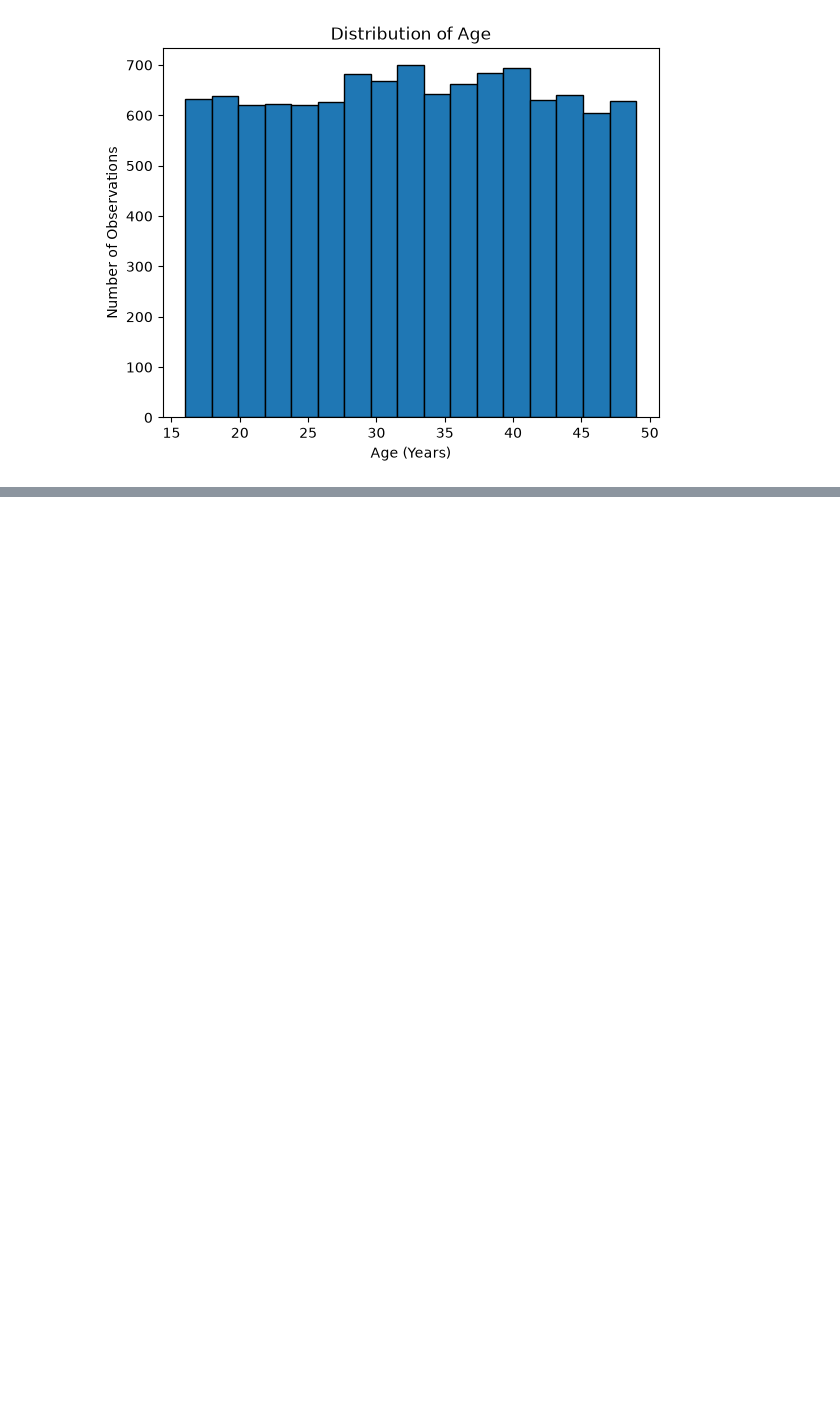
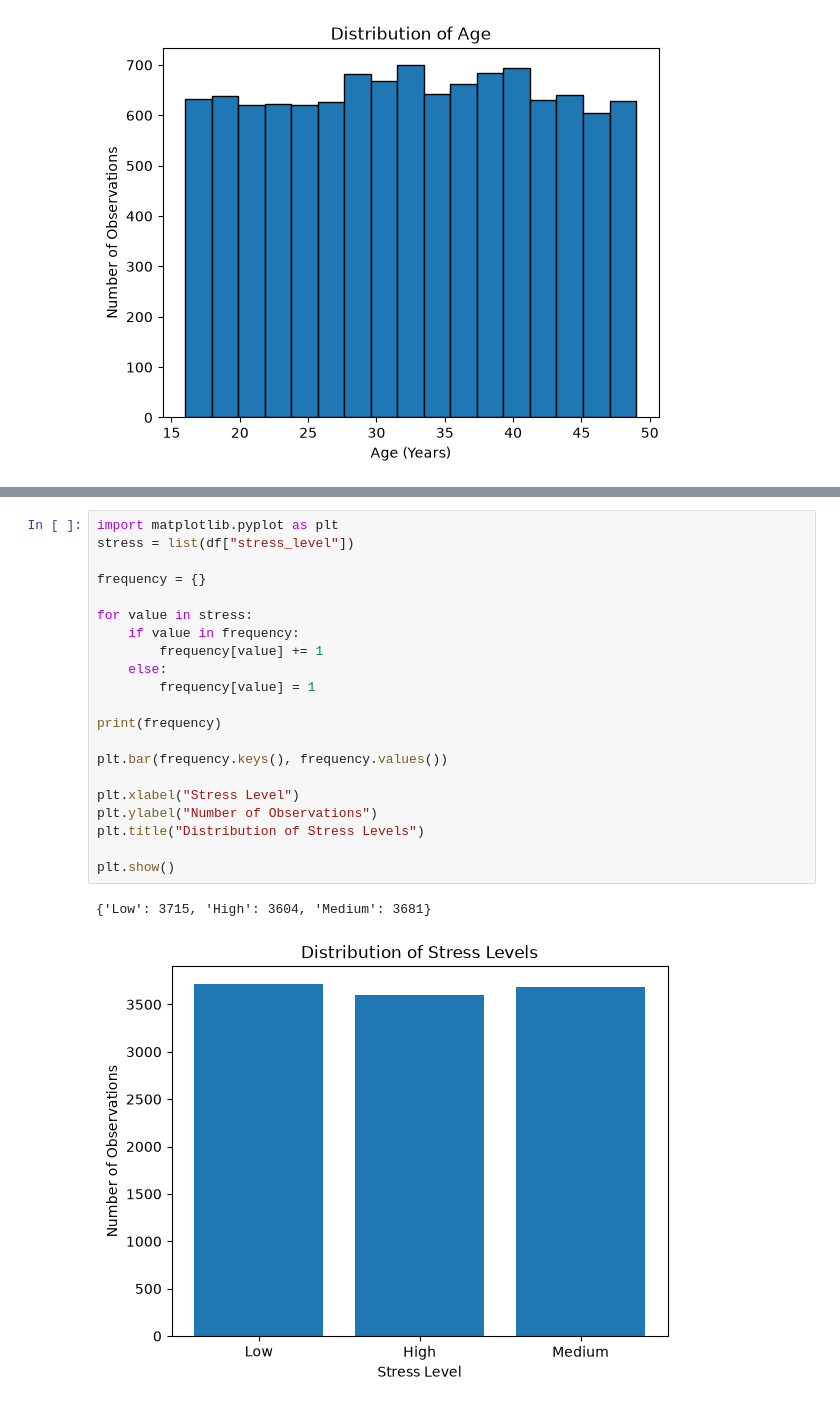
Before and after one commit to VaniGupta290307/digital-life-habits, a Jupyter notebook: Digital_life_habbit/data/data-analysis_visuals_univariate.ipynb, the cells around one changed output, grey strips where cells are left out. Drawn from its saved outputs; the diff is of its cells as text; blank space fills up the shorter version.

Commit message:
updated visual univariate analysis

```diff
--- a/Digital_life_habbit/data/data-analysis_visuals_univariate.ipynb
+++ b/Digital_life_habbit/data/data-analysis_visuals_univariate.ipynb
@@ -171,0 +182,24 @@ plt.show()
+# %%
+import matplotlib.pyplot as plt
+stress = list(df["stress_level"])
+
+frequency = {}
+
+for value in stress:
+    if value in frequency:
+        frequency[value] += 1
+    else:
+        frequency[value] = 1
+
+print(frequency)
+
+plt.bar(frequency.keys(), frequency.values())
+
+plt.xlabel("Stress Level")
+plt.ylabel("Number of Observations")
+plt.title("Distribution of Stress Levels")
+
+plt.show()
+# %% [output]
+{'Low': 3715, 'High': 3604, 'Medium': 3681}
+[figure, added]
```
Also changed, not shown: parts of 4 cells of this notebook.
